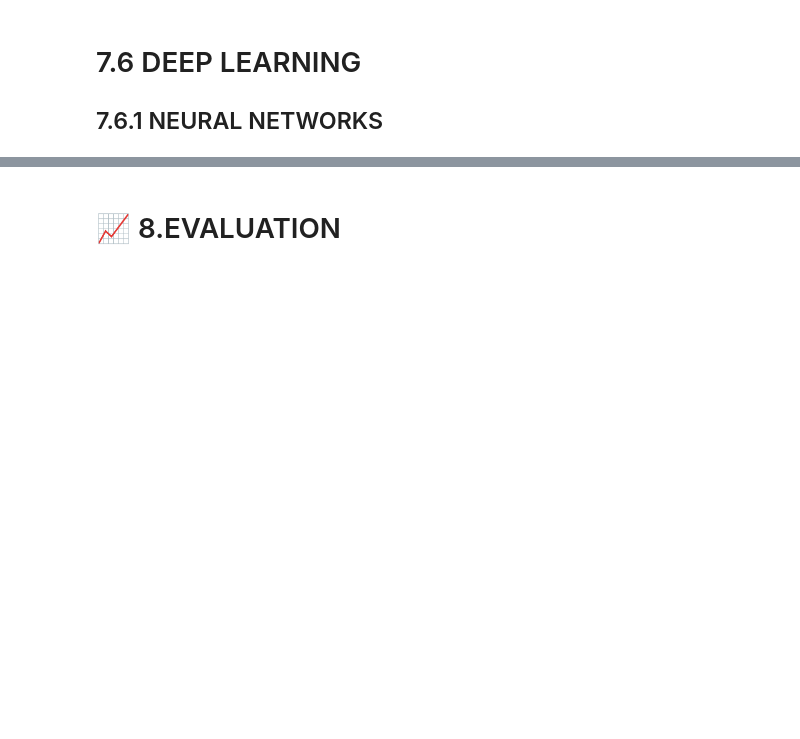
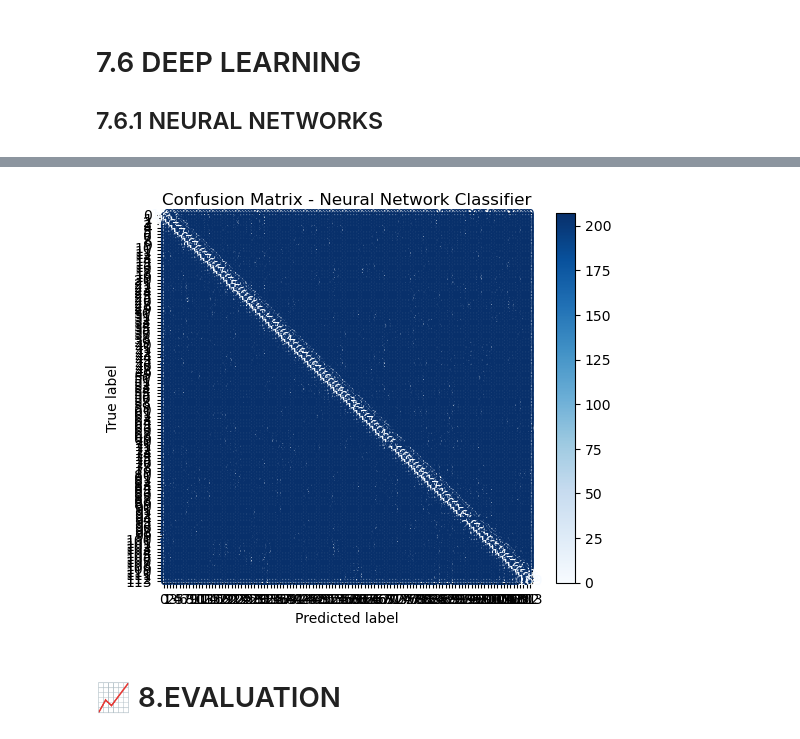
Before and after one commit to Rosette-Matoke/Group7_Capstone_Project, a Jupyter notebook: project (1).ipynb, the cells around one changed output, grey strips where cells are left out. Drawn from its saved outputs; the diff is of its cells as text; code cells hidden in the pictures; blank space fills up the shorter version.

```diff
--- a/project (1).ipynb
+++ b/project (1).ipynb
@@ -1283,3 +1311,20 @@ print(f"Best Neural Network Model Validation Accuracy: {accuracy_val_best_nn:.4f
+# %%
+##### Plotting Confusion Matrix for Neural Network Classifier for top 50 features
+import matplotlib.pyplot as plt
+from sklearn.metrics import ConfusionMatrixDisplay
+cm_nn = confusion_matrix(y_test, y_pred_best_nn)
+disp_nn = ConfusionMatrixDisplay(confusion_matrix=cm_nn)
+disp_nn.plot(cmap=plt.cm.Blues)
+plt.title("Confusion Matrix - Neural Network Classifier")
+markdown_text = """\
+# Disease Categories Summary
+- **Disease A**: 100 cases
+- **Disease B**: 150 cases
+- **Disease C**: 200 cases
+"""
+plt.show()
+# %% [output]
+[figure, added]
 # %% [markdown]
 # 📈 8.EVALUATION
 # %%
```
Also changed, not shown: parts of 14 cells of this notebook, 1 other file.
